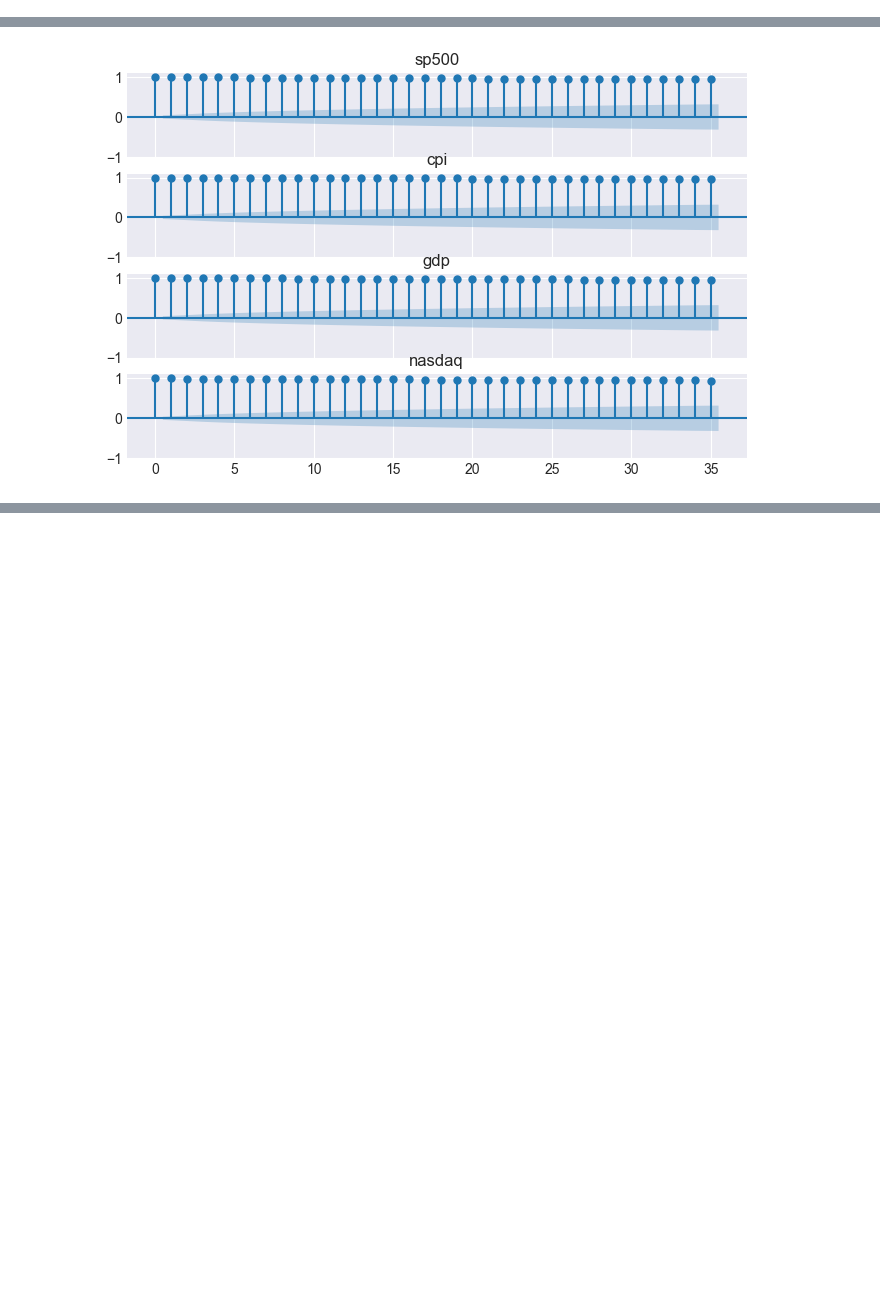
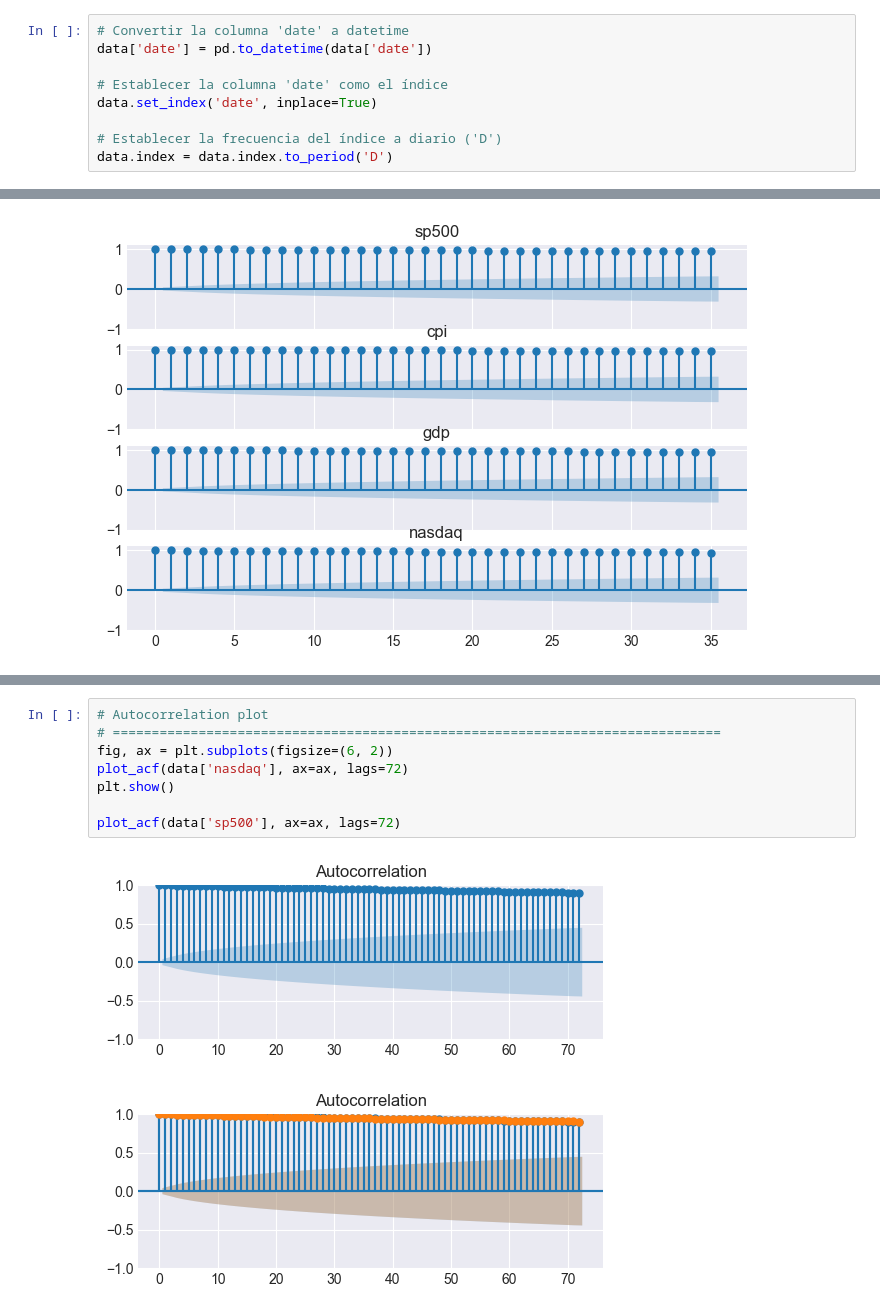
Before and after one commit to ikeryanez/Forecasting_FinancialTS, a Jupyter notebook: notebooks/tree_based_models.ipynb, the cells around one changed output, grey strips where cells are left out. Saved outputs shown, nothing was run; the diff lists cells and outputs as text; blank space fills up the shorter version.

```diff
--- a/notebooks/tree_based_models.ipynb
+++ b/notebooks/tree_based_models.ipynb
@@ -47,6 +47,15 @@ from skforecast.model_selection_multiseries import grid_search_forecaster_multis
 data = pd.read_csv('C:\\Users\\altap\\OneDrive\\Escritorio\TFM\\Forecasting_FinancialTS\\data\\preparation\\df_no24.csv')
 # %%
 data = data.drop('Unnamed: 0', axis=1)
+# %%
+# Convertir la columna 'date' a datetime
+data['date'] = pd.to_datetime(data['date'])
+
+# Establecer la columna 'date' como el índice
+data.set_index('date', inplace=True)
+
+# Establecer la frecuencia del índice a diario ('D')
+data.index = data.index.to_period('D')
 # %%
 # Split data into train-validation-test
 # ======================================================================================
@@ -106,0 +166,11 @@ IndexError: index 4 is out of bounds for axis 0 with size 4
+# %%
+# Autocorrelation plot
+# ==============================================================================
+fig, ax = plt.subplots(figsize=(6, 2))
+plot_acf(data['nasdaq'], ax=ax, lags=72)
+plt.show()
+
+plot_acf(data['sp500'], ax=ax, lags=72)
+# %% [output]
+[figure, added]
+[figure, added]
```
Also changed, not shown: parts of 8 cells of this notebook.
